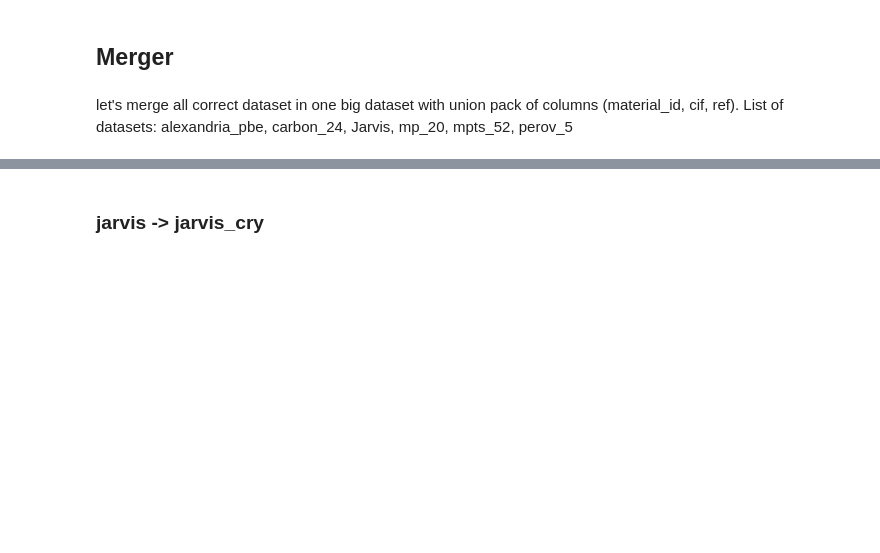
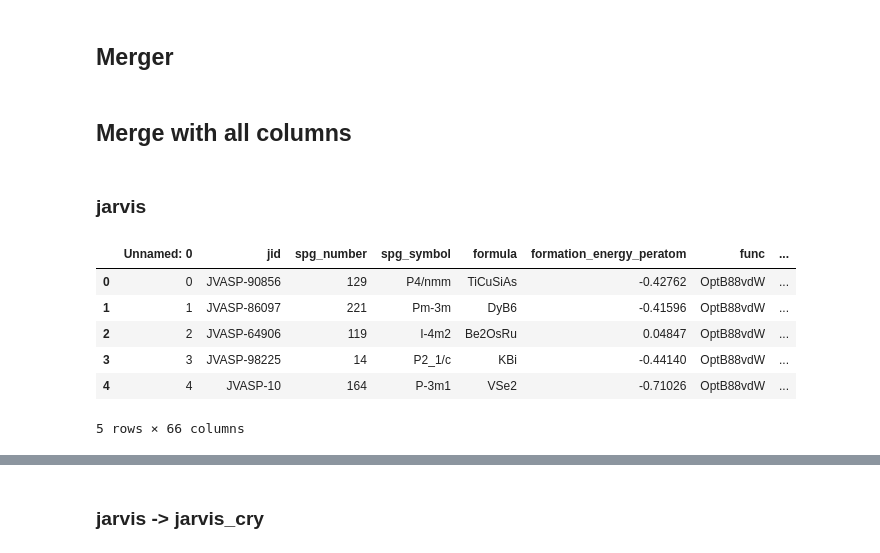
Before and after one commit to Gruz2520/crystall_generation, a Jupyter notebook: notebooks/data_prep.ipynb, the cells around one changed output, grey strips where cells are left out. Cells and saved outputs as stored; diff of their text form; code cells hidden in the pictures; blank space fills up the shorter version.

```diff
--- a/notebooks/data_prep.ipynb
+++ b/notebooks/data_prep.ipynb
@@ -252,8 +252,6 @@ mpts
 len(set(mp.material_id) | set(mpts.material_id) | set(jarvis.reference))
 # %% [markdown]
 ## Merger
-# %% [markdown]
-let's merge all correct dataset in one big dataset with union pack of columns (material_id, cif, ref). List of datasets: alexandria_pbe, carbon_24, Jarvis, mp_20, mpts_52, perov_5
 # %%
 jarvis = pd.read_csv("../data/Jarvis/jarvis.csv")
 mpts = pd.read_csv("../data/mpts_52/mpts_52.csv")
@@ -261,3 +259,17 @@ mp = pd.read_csv("../data/mp_20/mp_20.csv")
 carbon = pd.read_csv("../data/carbon_24/carbon_24.csv")
 alex_pbe = pd.read_csv("../data/alexandria/alexandria_pbe.csv")
 perov = pd.read_csv("../data/perov_5/perov_5.csv")
+# %% [markdown]
+## Merge with all columns
+# %% [markdown]
+### jarvis
+# %%
+jarvis.head()
+# %% [output]
+|  | Unnamed: 0 | jid | spg_number | spg_symbol | formula | formation_energy_peratom | func | ... |
+| 0 | 0 | JVASP-90856 | 129 | P4/nmm | TiCuSiAs | -0.42762 | OptB88vdW | ... |
+| 1 | 1 | JVASP-86097 | 221 | Pm-3m | DyB6 | -0.41596 | OptB88vdW | ... |
+| 2 | 2 | JVASP-64906 | 119 | I-4m2 | Be2OsRu | 0.04847 | OptB88vdW | ... |
+| 3 | 3 | JVASP-98225 | 14 | P2_1/c | KBi | -0.44140 | OptB88vdW | ... |
+| 4 | 4 | JVASP-10 | 164 | P-3m1 | VSe2 | -0.71026 | OptB88vdW | ... |
+5 rows × 66 columns
```
Also changed, not shown: parts of 26 cells of this notebook, 1 other file.
